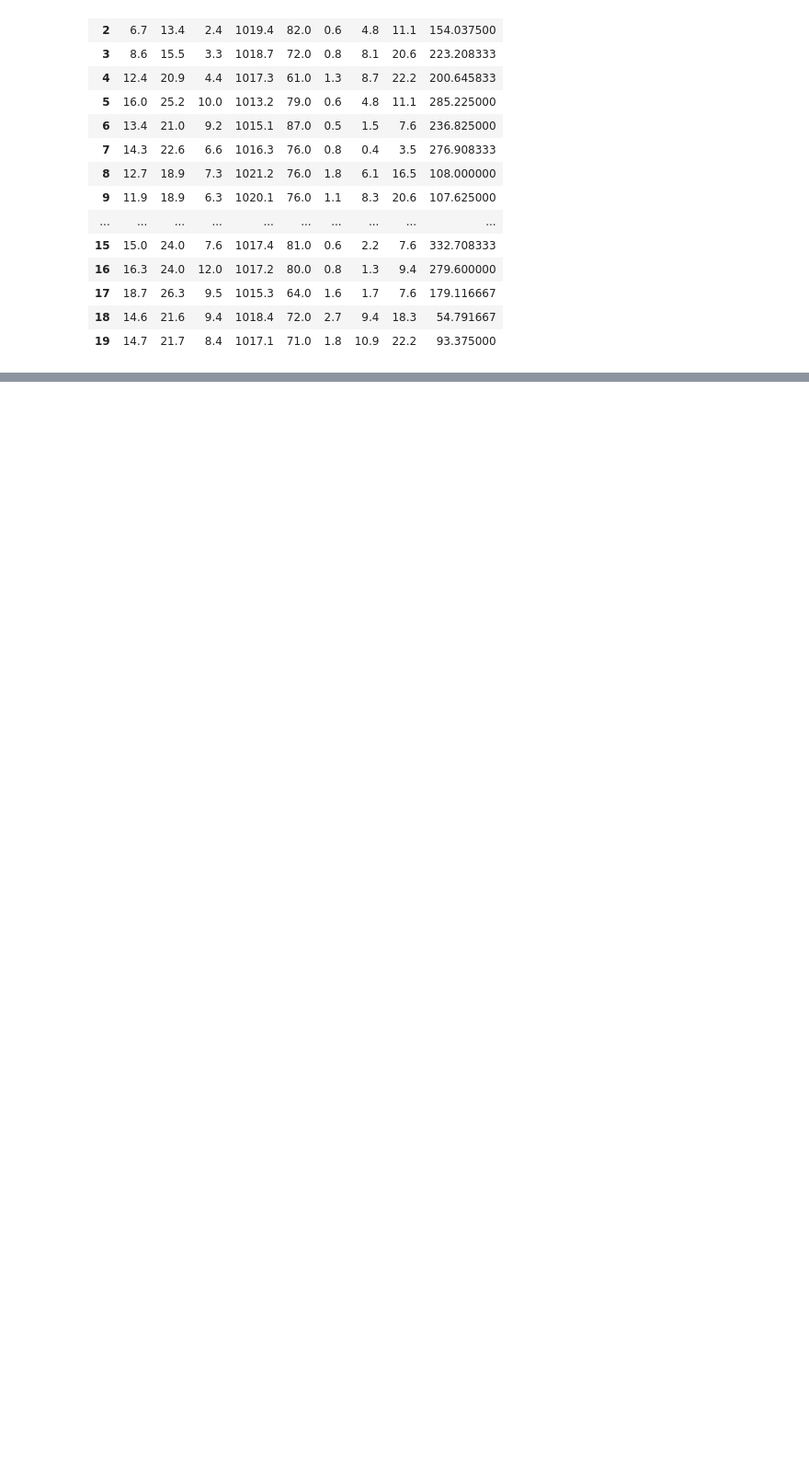
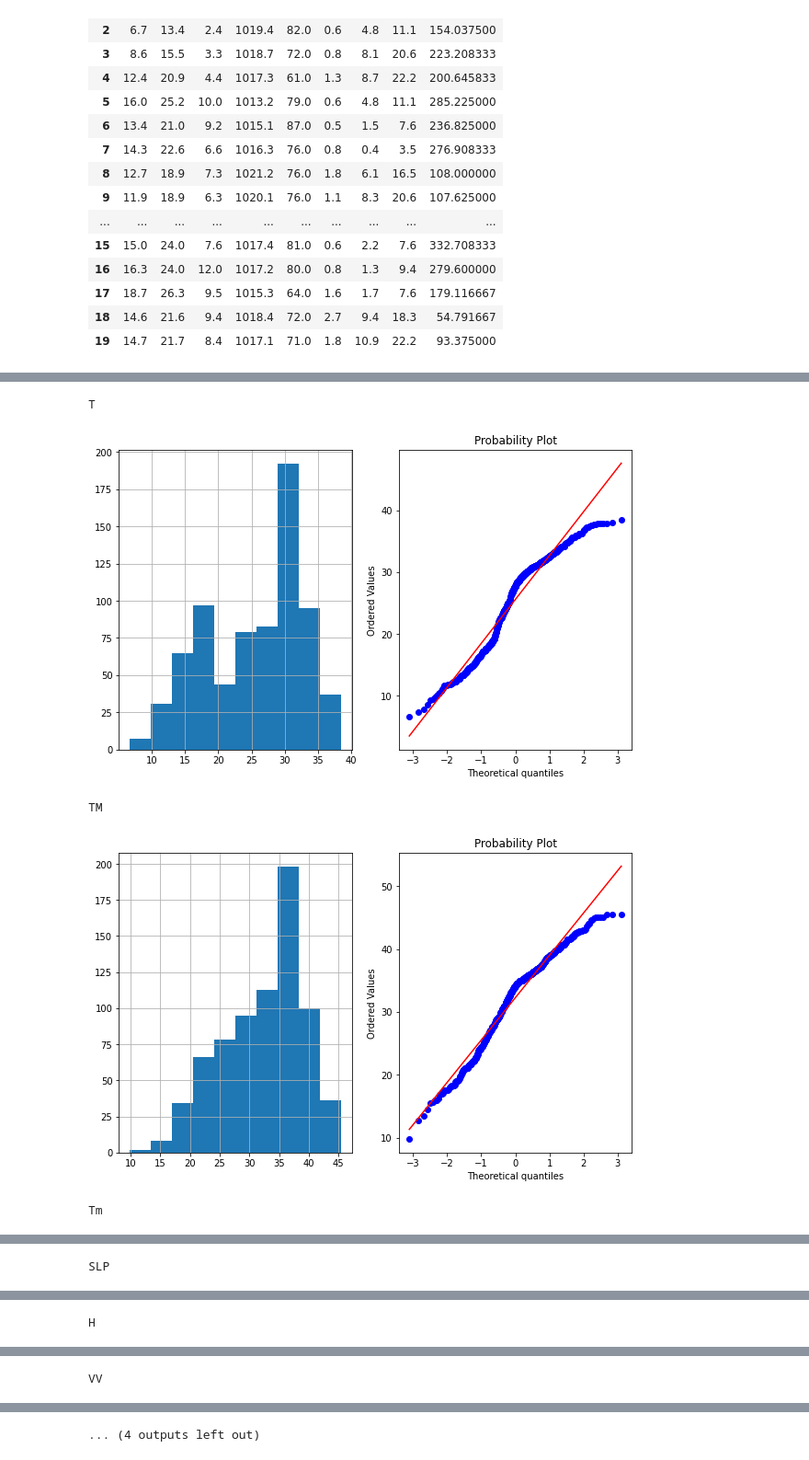
Before and after one commit to LuckyRathod/Data-Science-Projects, a Jupyter notebook: P1.Air_Quality_Index_Prediction/AQI_Prediction.ipynb, the cells around one changed output, grey strips where cells are left out. Shown at 92% size. Saved outputs shown, nothing was run; the diff lists cells and outputs as text; code cells hidden in the pictures; blank space fills up the shorter version.

```diff
--- a/P1.Air_Quality_Index_Prediction/AQI_Prediction.ipynb
+++ b/P1.Air_Quality_Index_Prediction/AQI_Prediction.ipynb
@@ -255,0 +393,4 @@ df.head(20)
+# %%
+### Removing Null Values : Because there is only One Row which has Null Value in Column PM2.5
+df = df.dropna()
+df.isnull().sum()
@@ -255,0 +421,3 @@ df.head(20)
+# %%
+dataset_norm_reg = df.copy()
+dataset_norm_reg.head()
@@ -255,0 +484,5 @@ df.head(20)
+# %%
+dataset_norm_reg.loc[dataset_norm_reg['VV']>5.4,'VV']=5.4
+dataset_norm_reg.loc[dataset_norm_reg['VM']>39.9,'VM']=39.9
+display(dataset_norm_reg[dataset_norm_reg['VV'] > 5.4])
+display(dataset_norm_reg[dataset_norm_reg['VM'] > 39.9])
@@ -255,0 +504,21 @@ df.head(20)
+# %%
+import scipy.stats as stat
+import pylab
+def plot_data(df,features):
+  for feature in features:
+    print(feature , '\n')
+    plt.figure(figsize=(10,6))
+    plt.subplot(1,2,1)
+    df[feature].hist()
+    plt.subplot(1,2,2)
+    stat.probplot(df[feature],dist='norm',plot=pylab)
+    plt.show()
+    print('\n')
+
+plot_data(dataset_norm_reg,['T','TM','Tm','SLP','H','VV','V','VM'])
+# %% [output]
+T
+[figure, added]
+TM
+[figure, added]
+Tm
@@ -255,0 +526 @@ df.head(20)
+SLP
@@ -255,0 +528 @@ df.head(20)
+H
@@ -255,0 +530 @@ df.head(20)
+VV
@@ -255,0 +532 @@ df.head(20)
+... (4 outputs left out)
```
Also changed, not shown: parts of 31 cells of this notebook.
